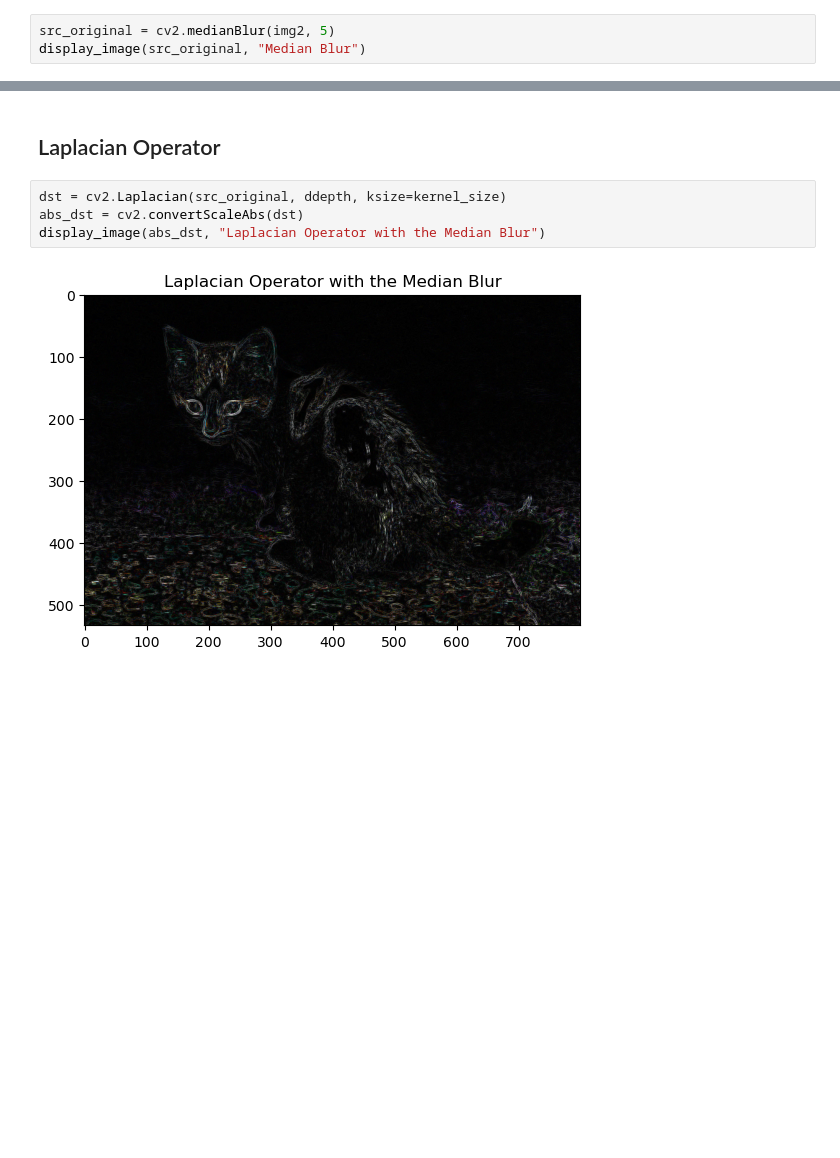
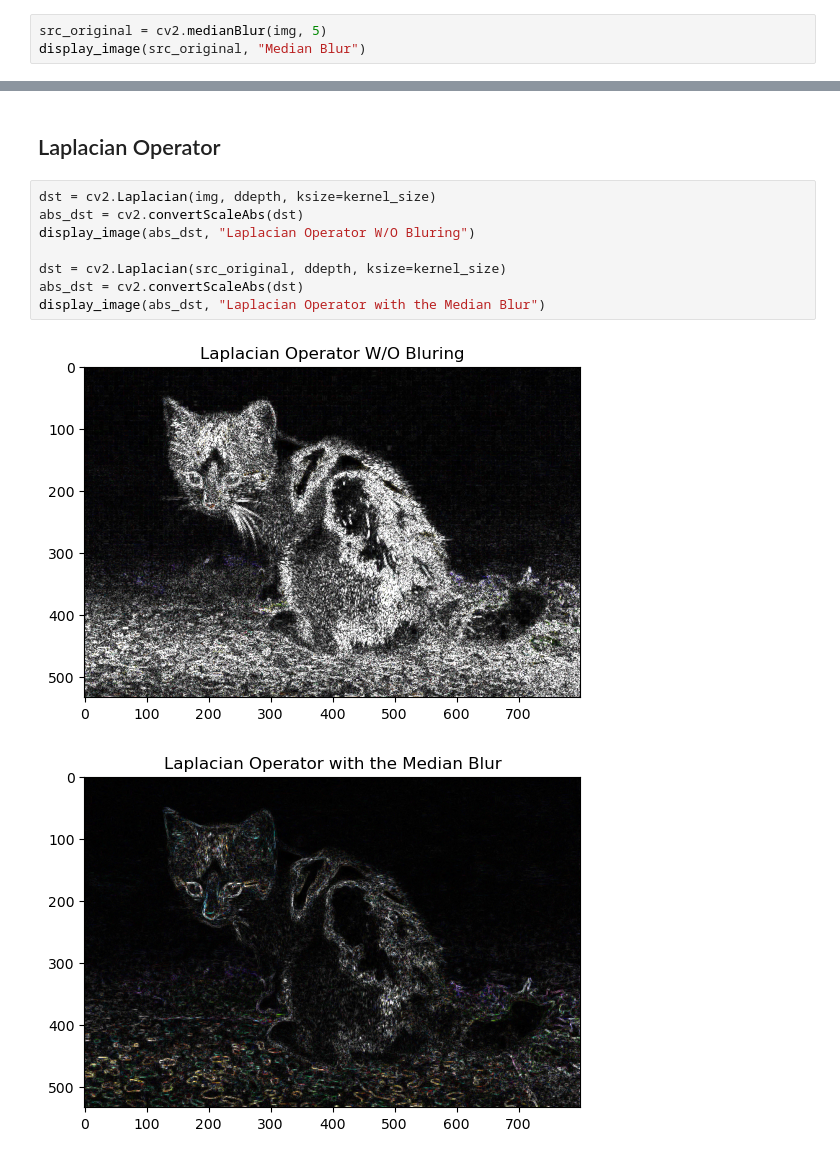
Before and after one commit to JasonIngham24/ComputerVision_HomeLabs, a Jupyter notebook: Practical 2/practical02_2.ipynb, the cells around one changed output, grey strips where cells are left out. Drawn from its saved outputs; the diff is of its cells as text; blank space fills up the shorter version.

Commit message:
Added laplacian operator w/o blur and with blur

```diff
--- a/Practical 2/practical02_2.ipynb
+++ b/Practical 2/practical02_2.ipynb
@@ -73,7 +72,7 @@ display_image(img3, "Subtraction")
 # %% [markdown]
 ## Using Median Blur
 # %%
-src_original = cv2.medianBlur(img2, 5)
+src_original = cv2.medianBlur(img, 5)
 display_image(src_original, "Median Blur")
 # %% [output]
 [figure]
@@ -98,8 +97,13 @@ display_image(grad, "Sobel")
 # %% [markdown]
 ## Laplacian Operator
 # %%
+dst = cv2.Laplacian(img, ddepth, ksize=kernel_size)
+abs_dst = cv2.convertScaleAbs(dst)
+display_image(abs_dst, "Laplacian Operator W/O Bluring")
+
 dst = cv2.Laplacian(src_original, ddepth, ksize=kernel_size)
 abs_dst = cv2.convertScaleAbs(dst)
 display_image(abs_dst, "Laplacian Operator with the Median Blur")
 # %% [output]
-[figure, old version]
+[figure, new version]
+[figure, added]
```
Also changed, not shown: parts of 1 cell of this notebook.
